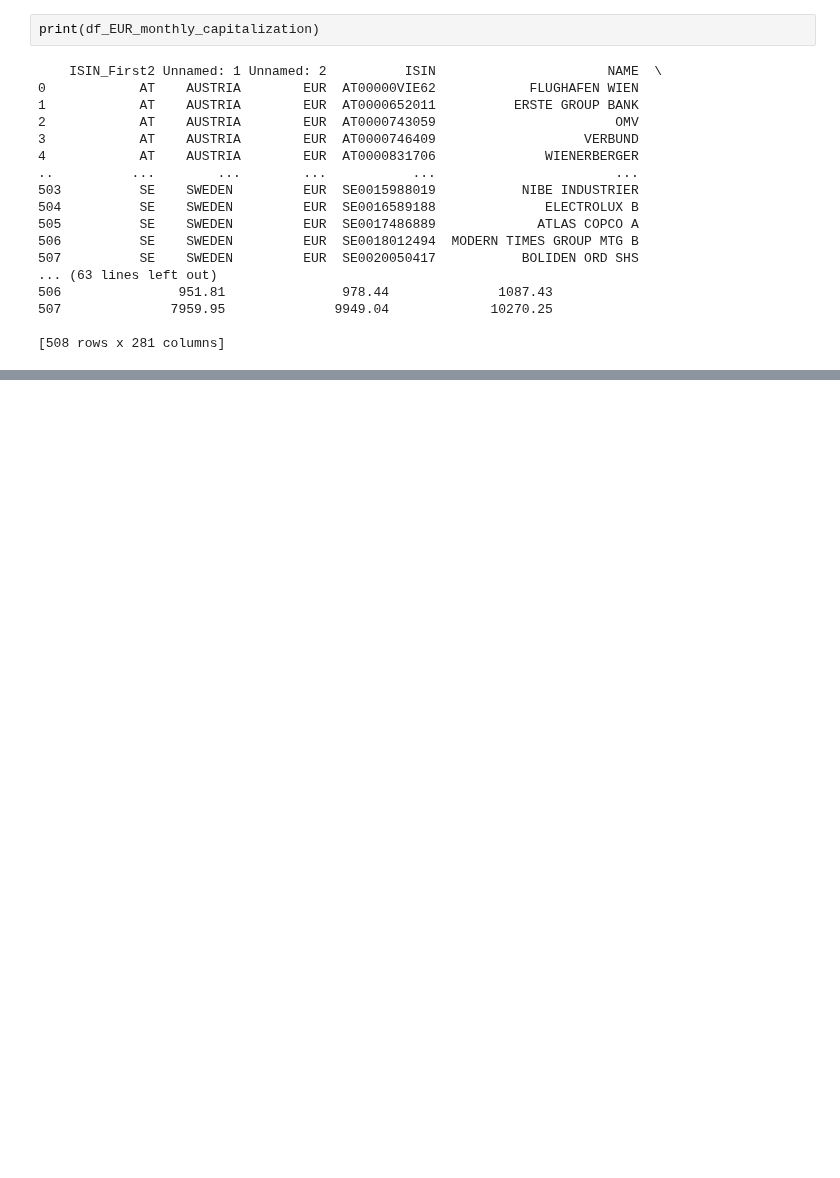
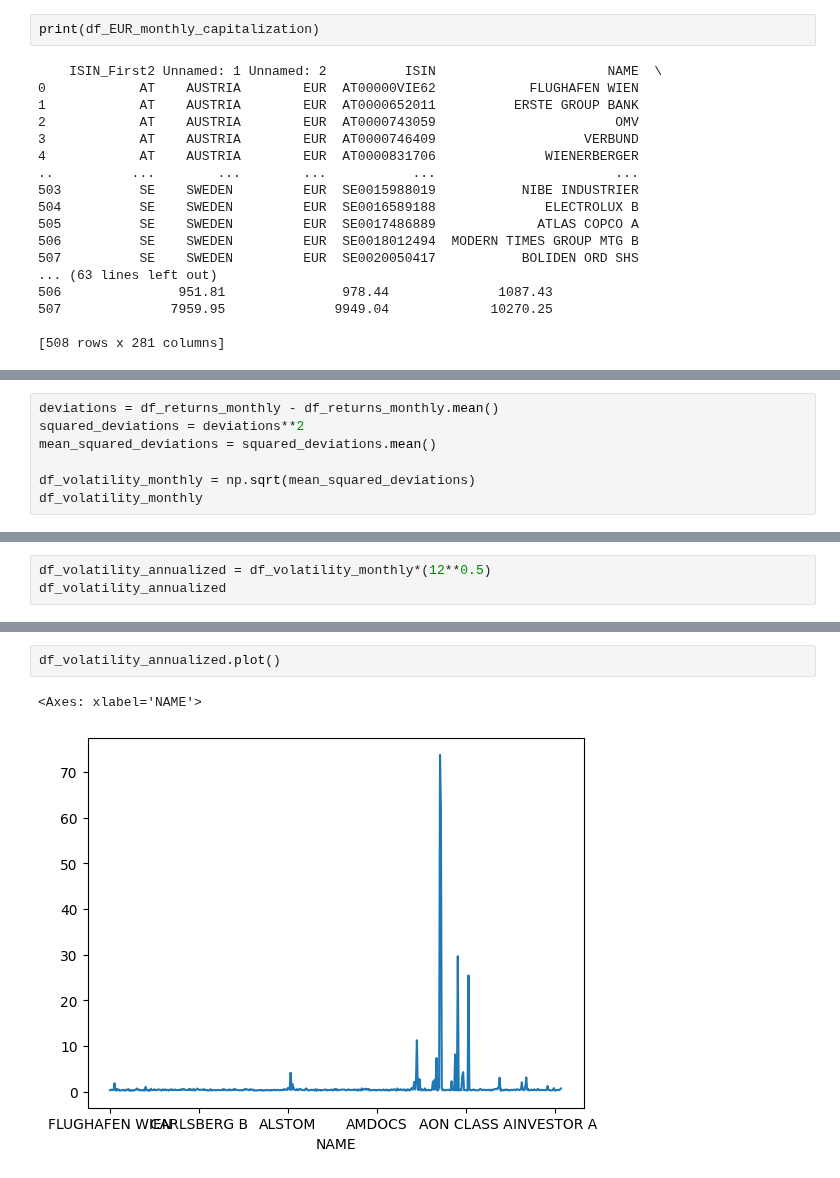
Before and after one commit to GiammarcoBozzelli/SEF, a Jupyter notebook: main.ipynb, the cells around one changed output, grey strips where cells are left out. Cells and saved outputs as stored; diff of their text form; blank space fills up the shorter version.

```diff
--- a/main.ipynb
+++ b/main.ipynb
@@ -170,0 +277,7 @@ df_EUR_monthly_return.to_csv('/Users/giuli\Documents\SEF_Homework1\SEF/df_EUR_mo
+# %%
+deviations = df_returns_monthly - df_returns_monthly.mean()
+squared_deviations = deviations**2
+mean_squared_deviations = squared_deviations.mean()
+
+df_volatility_monthly = np.sqrt(mean_squared_deviations)
+df_volatility_monthly
@@ -170,0 +298,3 @@ df_EUR_monthly_return.to_csv('/Users/giuli\Documents\SEF_Homework1\SEF/df_EUR_mo
+# %%
+df_volatility_annualized = df_volatility_monthly*(12**0.5)
+df_volatility_annualized
@@ -170,0 +315,5 @@ df_EUR_monthly_return.to_csv('/Users/giuli\Documents\SEF_Homework1\SEF/df_EUR_mo
+# %%
+df_volatility_annualized.plot()
+# %% [output]
+<Axes: xlabel='NAME'>
+[figure, added]
```
Also changed, not shown: parts of 29 cells of this notebook.
